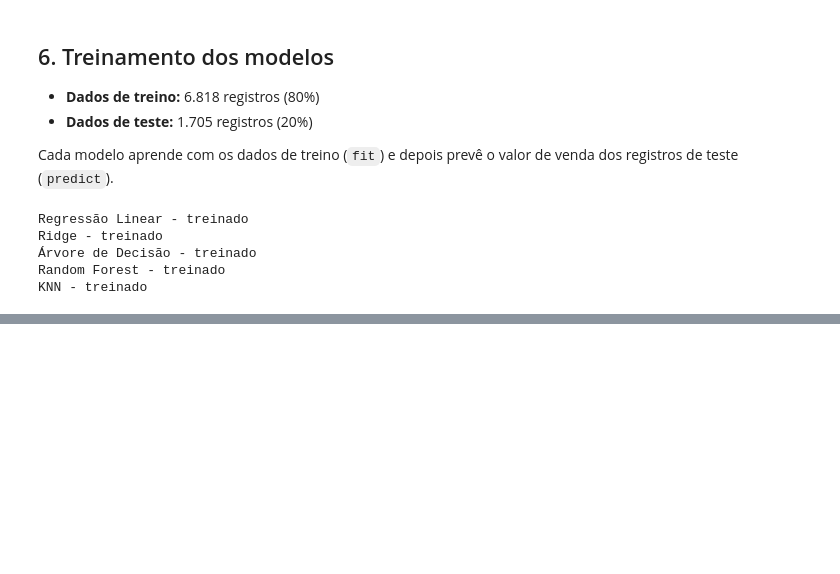
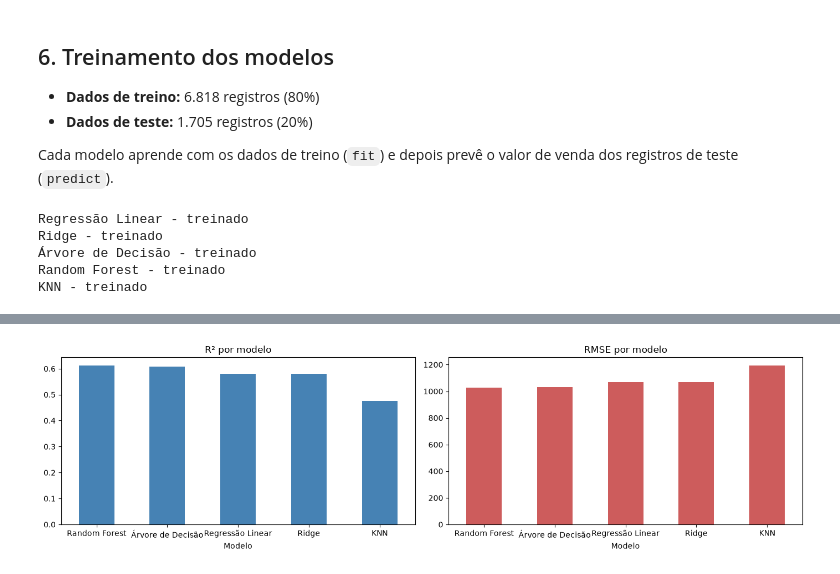
Before and after one commit to JlucasFaria/projeto-ml, a Jupyter notebook: notebooks/05_vendas_bigmart.ipynb, the cells around one changed output, grey strips where cells are left out. Saved outputs shown, nothing was run; the diff lists cells and outputs as text; code cells hidden in the pictures; blank space fills up the shorter version.

Commit message:
adiciona avaliacao dos modelos das vendas

```diff
--- a/notebooks/05_vendas_bigmart.ipynb
+++ b/notebooks/05_vendas_bigmart.ipynb
@@ -352,0 +362,16 @@ KNN - treinado
+# %%
+from sklearn.metrics import mean_absolute_error, mean_squared_error, r2_score
+
+resultados = []
+for nome, y_prev in previsoes.items():
+    mse = mean_squared_error(y_teste, y_prev)
+    resultados.append({
+        'Modelo': nome,
+        'MAE': mean_absolute_error(y_teste, y_prev),
+        'MSE': mse,
+        'RMSE': np.sqrt(mse),
+        'R²': r2_score(y_teste, y_prev)
+    })
+
+tabela = pd.DataFrame(resultados).sort_values('R²', ascending=False)
+tabela.round(3)
@@ -352,0 +403,13 @@ KNN - treinado
+# %%
+# comparando o R2 e o RMSE dos modelos
+fig, eixos = plt.subplots(1, 2, figsize=(14, 4))
+tabela.plot(x='Modelo', y='R²', kind='bar', ax=eixos[0], legend=False, color='steelblue')
+eixos[0].set_title('R² por modelo')
+eixos[0].tick_params(axis='x', rotation=0)
+tabela.plot(x='Modelo', y='RMSE', kind='bar', ax=eixos[1], legend=False, color='indianred')
+eixos[1].set_title('RMSE por modelo')
+eixos[1].tick_params(axis='x', rotation=0)
+plt.tight_layout()
+plt.show()
+# %% [output]
+[figure, added]
```
Also changed, not shown: parts of 6 cells of this notebook.
